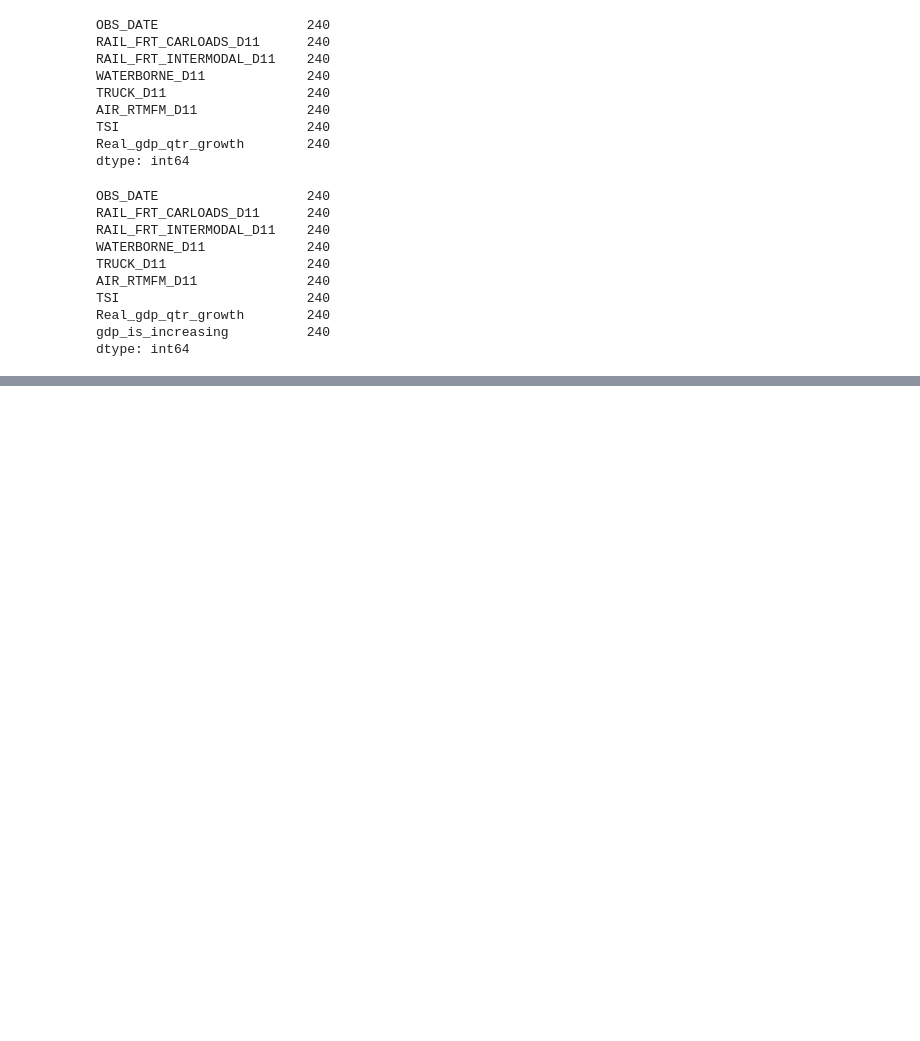
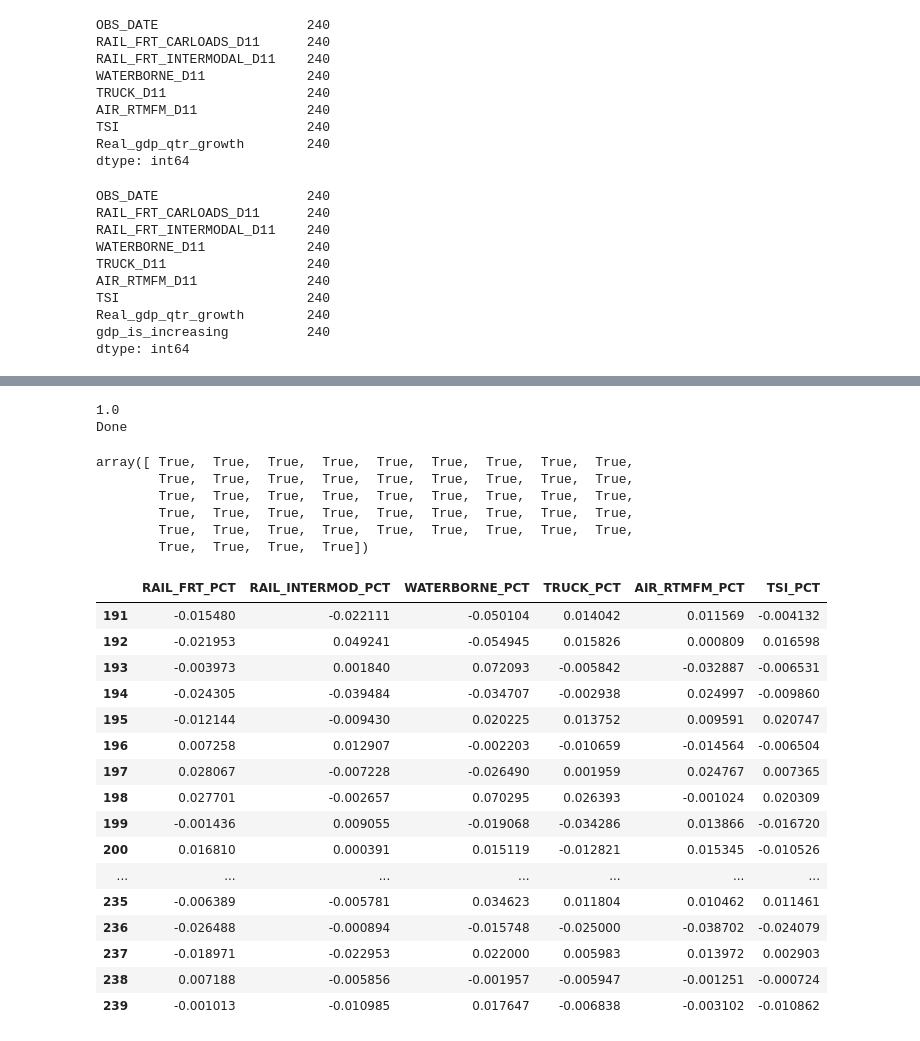
Before and after one commit to schkotty/Data-Science, a Jupyter notebook: GDP-Predictor/GDP-Predictor.ipynb, the cells around one changed output, grey strips where cells are left out. Cells and saved outputs as stored; diff of their text form; code cells hidden in the pictures; blank space fills up the shorter version.

```diff
--- a/GDP-Predictor/GDP-Predictor.ipynb
+++ b/GDP-Predictor/GDP-Predictor.ipynb
@@ -0,0 +1,7 @@
+# %%
+import pandas as pd
+
+test_data_split = 230  #this will be the number of weeks in the test data set, remainder of data in train data set
+#Calculate the split date to use
+split_date = datetime.now() - timedelta(weeks=test_data_split)
+print('Split Date: {0}'.format(split_date))
@@ -265,0 +241,47 @@ x_train.head()
+# %%
+from sklearn.linear_model import LogisticRegression
+import numpy as np
+
+#load the model
+clf = LogisticRegression(solver='liblinear')
+#fit the model
+clf.fit(x_train_minmax, y_train)
+
+#evaluate the model by using a test set
+y_hat = clf.predict(x_test_minmax)
+#print the accuracy
+print(np.average(y_hat == y_test))
+
+print('Done')
+# %% [output]
+1.0
+Done
+# %%
+y_hat
+# %% [output]
+array([ True,  True,  True,  True,  True,  True,  True,  True,  True,
+        True,  True,  True,  True,  True,  True,  True,  True,  True,
+        True,  True,  True,  True,  True,  True,  True,  True,  True,
+        True,  True,  True,  True,  True,  True,  True,  True,  True,
+        True,  True,  True,  True,  True,  True,  True,  True,  True,
+        True,  True,  True,  True])
+# %%
+x_test
+# %% [output]
+|  | RAIL_FRT_PCT | RAIL_INTERMOD_PCT | WATERBORNE_PCT | TRUCK_PCT | AIR_RTMFM_PCT | TSI_PCT |
+| 191 | -0.015480 | -0.022111 | -0.050104 | 0.014042 | 0.011569 | -0.004132 |
+| 192 | -0.021953 | 0.049241 | -0.054945 | 0.015826 | 0.000809 | 0.016598 |
+| 193 | -0.003973 | 0.001840 | 0.072093 | -0.005842 | -0.032887 | -0.006531 |
+| 194 | -0.024305 | -0.039484 | -0.034707 | -0.002938 | 0.024997 | -0.009860 |
+| 195 | -0.012144 | -0.009430 | 0.020225 | 0.013752 | 0.009591 | 0.020747 |
+| 196 | 0.007258 | 0.012907 | -0.002203 | -0.010659 | -0.014564 | -0.006504 |
+| 197 | 0.028067 | -0.007228 | -0.026490 | 0.001959 | 0.024767 | 0.007365 |
+| 198 | 0.027701 | -0.002657 | 0.070295 | 0.026393 | -0.001024 | 0.020309 |
+| 199 | -0.001436 | 0.009055 | -0.019068 | -0.034286 | 0.013866 | -0.016720 |
+| 200 | 0.016810 | 0.000391 | 0.015119 | -0.012821 | 0.015345 | -0.010526 |
+| ... | ... | ... | ... | ... | ... | ... |
+| 235 | -0.006389 | -0.005781 | 0.034623 | 0.011804 | 0.010462 | 0.011461 |
+| 236 | -0.026488 | -0.000894 | -0.015748 | -0.025000 | -0.038702 | -0.024079 |
+| 237 | -0.018971 | -0.022953 | 0.022000 | 0.005983 | 0.013972 | 0.002903 |
+| 238 | 0.007188 | -0.005856 | -0.001957 | -0.005947 | -0.001251 | -0.000724 |
+| 239 | -0.001013 | -0.010985 | 0.017647 | -0.006838 | -0.003102 | -0.010862 |
```
Also changed, not shown: parts of 11 cells of this notebook.
